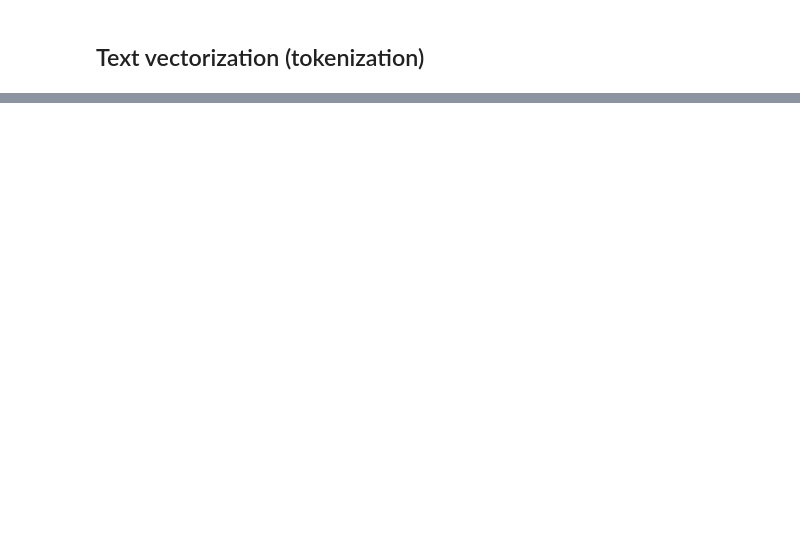
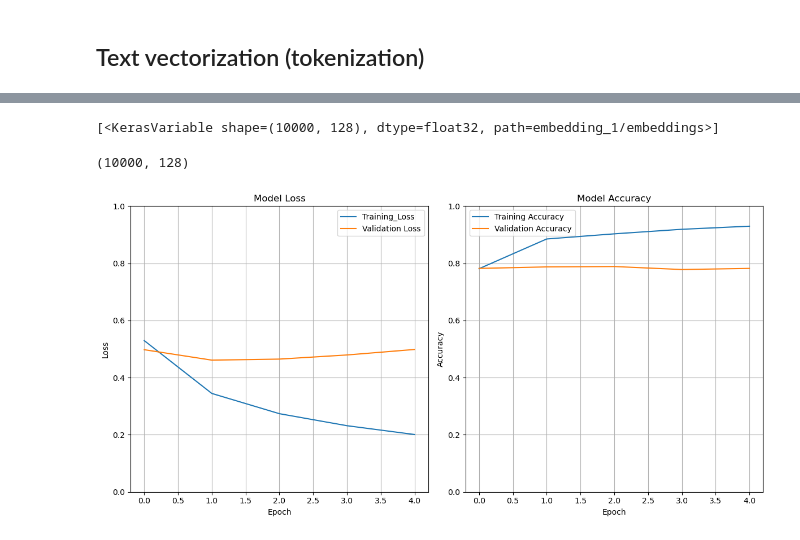
Before and after one commit to KajetanFrackowiak/tensorflow_fundamentals, a Jupyter notebook: 08_introduction_to_nlp_in_tensorflow_video.ipynb, the cells around one changed output, grey strips where cells are left out. Drawn from its saved outputs; the diff is of its cells as text; code cells hidden in the pictures; blank space fills up the shorter version.

```diff
--- a/08_introduction_to_nlp_in_tensorflow_video.ipynb
+++ b/08_introduction_to_nlp_in_tensorflow_video.ipynb
@@ -183,0 +327,12 @@ random_sentec
+# %%
+from tensorflow.keras import layers
+inputs = layers.Input(shape=(1,), dtype="string")
+x = text_vectorizer(inputs)
+x = embedding(x)
+x = layers.GlobalAveragePooling1D()(x)
+outputs = layers.Dense(1, activation="sigmoid")(x)
+model_1 = tf.keras.Model(inputs, outputs, name="model_1_dense")
+# %%
+model_1.compile(loss="binary_crossentropy",
+              optimizer=tf.keras.optimizers.Adam(),
+              metrics=["accuracy"])
@@ -183,0 +361,7 @@ random_sentec
+# %%
+model_1_history = model_1.fit(train_sentences,
+                              train_labels,
+                              epochs=5,
+                              validation_data=(val_sentences, val_labels),
+                              callbacks=[create_tensorboard_callback(dir_name=SAVE_DIR,
+                                                                     experiment_name="simple_dense_model")])
@@ -183,0 +385,39 @@ random_sentec
+# %%
+embedding.weights
+# %% [output]
+[<KerasVariable shape=(10000, 128), dtype=float32, path=embedding_1/embeddings>]
+# %%
+embed_weights = model_1.get_layer("embedding_1").get_weights()[0]
+print(embed_weights.shape)
+# %% [output]
+(10000, 128)
+# %%
+import matplotlib.pyplot as plt
+
+def plot_training_history(model_history):
+    fig, (ax1, ax2) = plt.subplots(1, 2, figsize=(12, 6))
+
+    ax1.plot(model_history.history['loss'], label="Training_Loss")
+    ax1.plot(model_history.history['val_loss'], label="Validation Loss")
+    ax1.set_title('Model Loss')
+    ax1.set_xlabel('Epoch')
+    ax1.set_ylabel('Loss')
+    ax1.grid()
+    ax1.legend()
+    ax1.set_ylim(0, 1)
+
+    ax2.plot(model_history.history['accuracy'], label="Training Accuracy")
+    ax2.plot(model_history.history['val_accuracy'], label="Validation Accuracy")
+    ax2.set_title('Model Accuracy')
+    ax2.set_xlabel('Epoch')
+    ax2.set_ylabel('Accuracy')
+    ax2.grid()
+    ax2.legend()
+    ax2.set_ylim(0, 1)
+
+    plt.tight_layout()
+    plt.show()
+
+plot_training_history(model_history=model_1_history)
+# %% [output]
+[figure, added]
```
Also changed, not shown: parts of 40 cells of this notebook.
